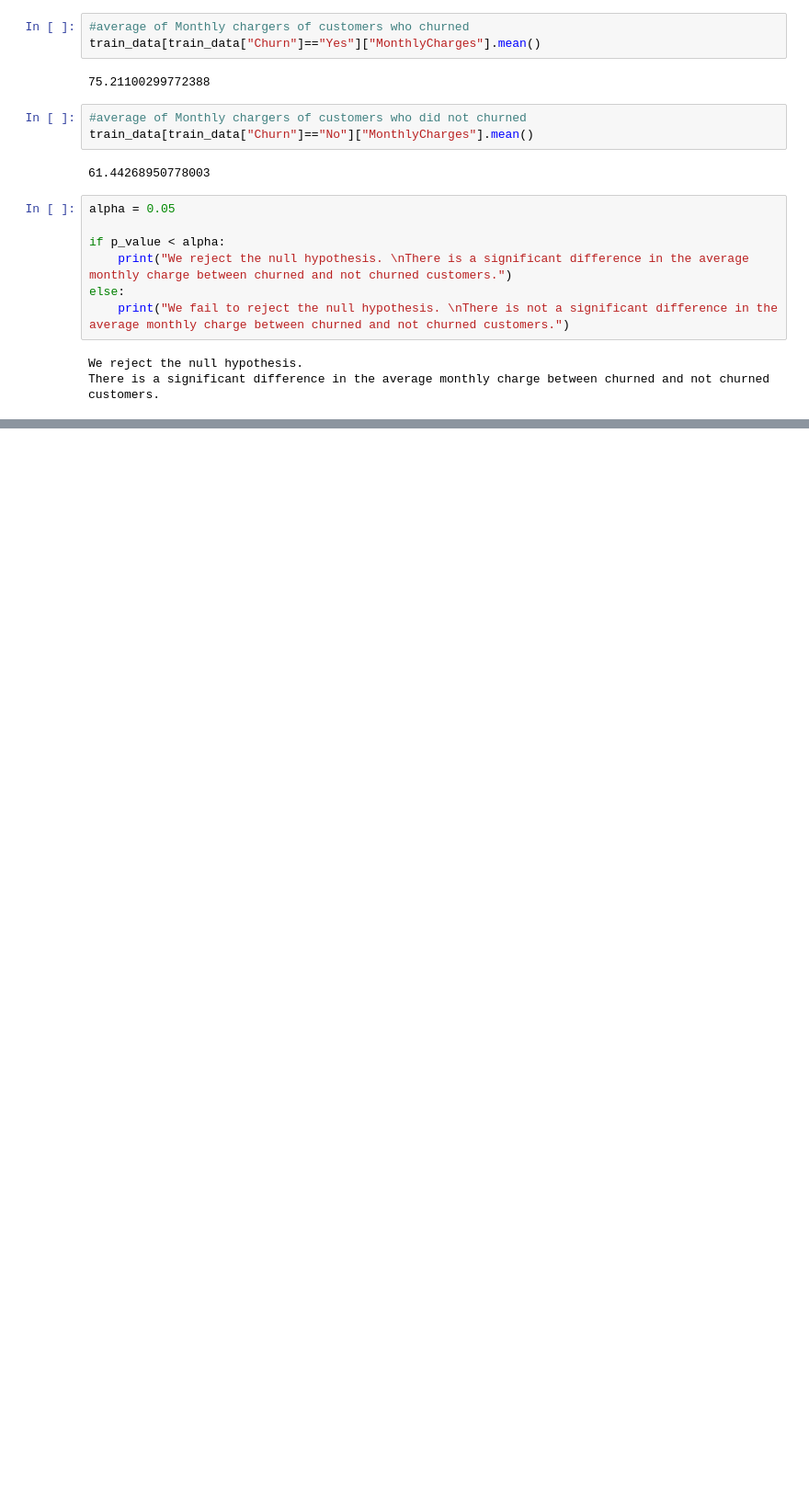
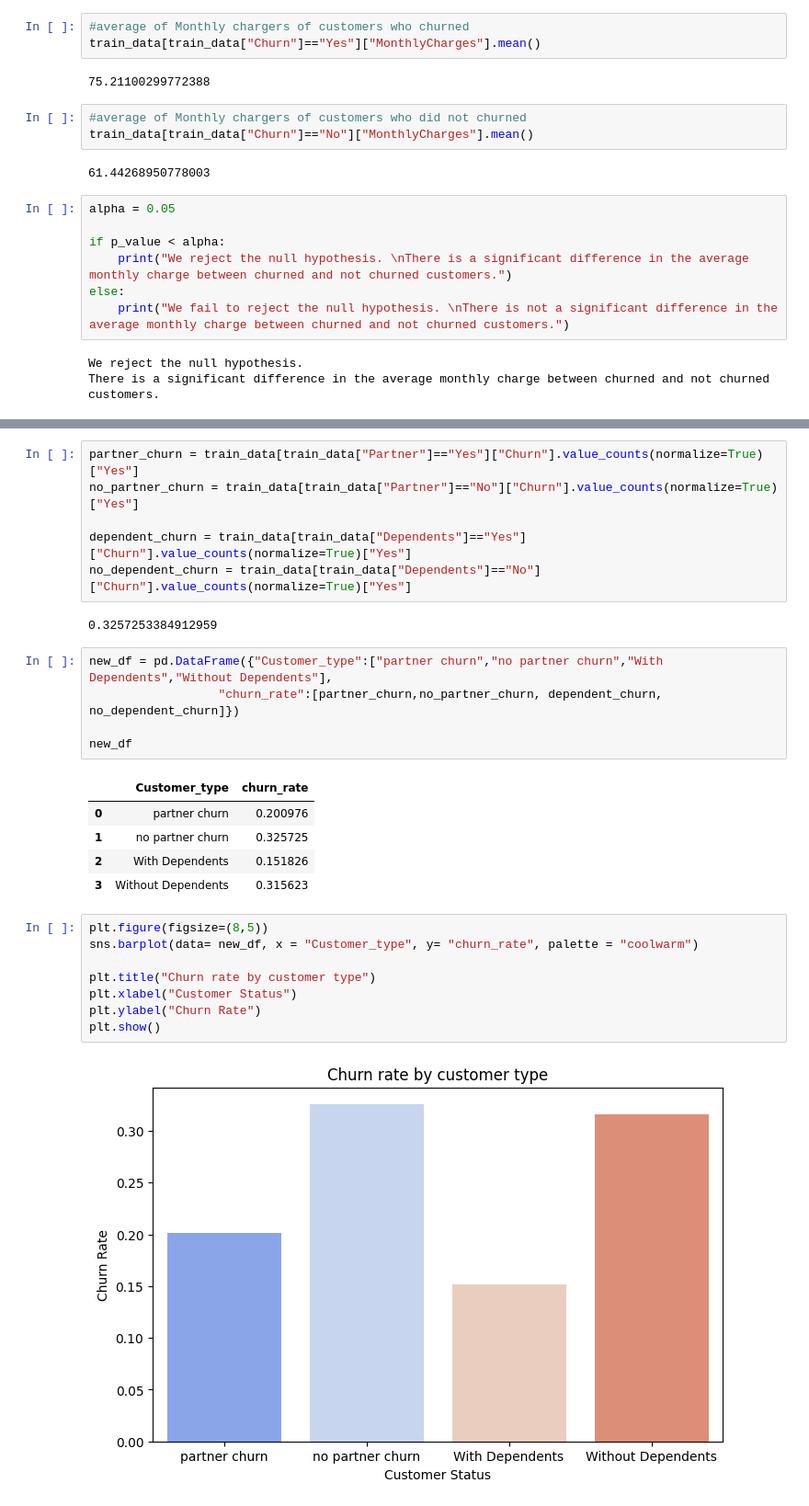
Before and after one commit to AninFreddy01/scalework_repo, a Jupyter notebook: tutorial_assignments/Telco_churn.ipynb, the cells around one changed output, grey strips where cells are left out. Shown at 92% size. Drawn from its saved outputs; the diff is of its cells as text; blank space fills up the shorter version.

```diff
--- a/tutorial_assignments/Telco_churn.ipynb
+++ b/tutorial_assignments/Telco_churn.ipynb
@@ -778,0 +813,29 @@ There is a significant difference in the average monthly charge between churned
+# %%
+partner_churn = train_data[train_data["Partner"]=="Yes"]["Churn"].value_counts(normalize=True)["Yes"]
+no_partner_churn = train_data[train_data["Partner"]=="No"]["Churn"].value_counts(normalize=True)["Yes"]
+
+dependent_churn = train_data[train_data["Dependents"]=="Yes"]["Churn"].value_counts(normalize=True)["Yes"]
+no_dependent_churn = train_data[train_data["Dependents"]=="No"]["Churn"].value_counts(normalize=True)["Yes"]
+# %% [output]
+0.3257253384912959
+# %%
+new_df = pd.DataFrame({"Customer_type":["partner churn","no partner churn","With Dependents","Without Dependents"],
+                  "churn_rate":[partner_churn,no_partner_churn, dependent_churn, no_dependent_churn]})
+
+new_df
+# %% [output]
+|  | Customer_type | churn_rate |
+| 0 | partner churn | 0.200976 |
+| 1 | no partner churn | 0.325725 |
+| 2 | With Dependents | 0.151826 |
+| 3 | Without Dependents | 0.315623 |
+# %%
+plt.figure(figsize=(8,5))
+sns.barplot(data= new_df, x = "Customer_type", y= "churn_rate", palette = "coolwarm")
+
+plt.title("Churn rate by customer type")
+plt.xlabel("Customer Status")
+plt.ylabel("Churn Rate")
+plt.show()
+# %% [output]
+[figure, added]
```
Also changed, not shown: parts of 19 cells of this notebook.
